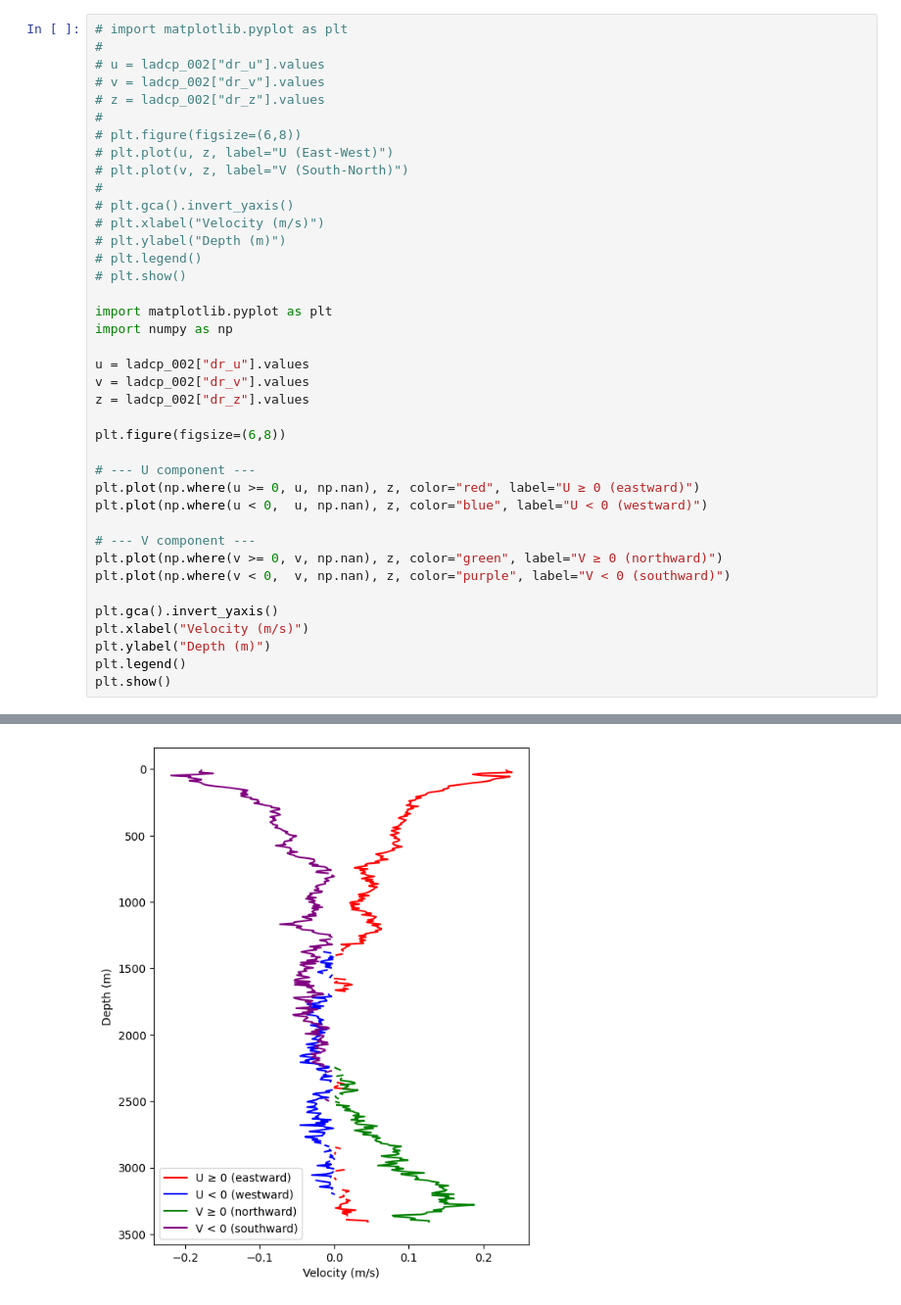
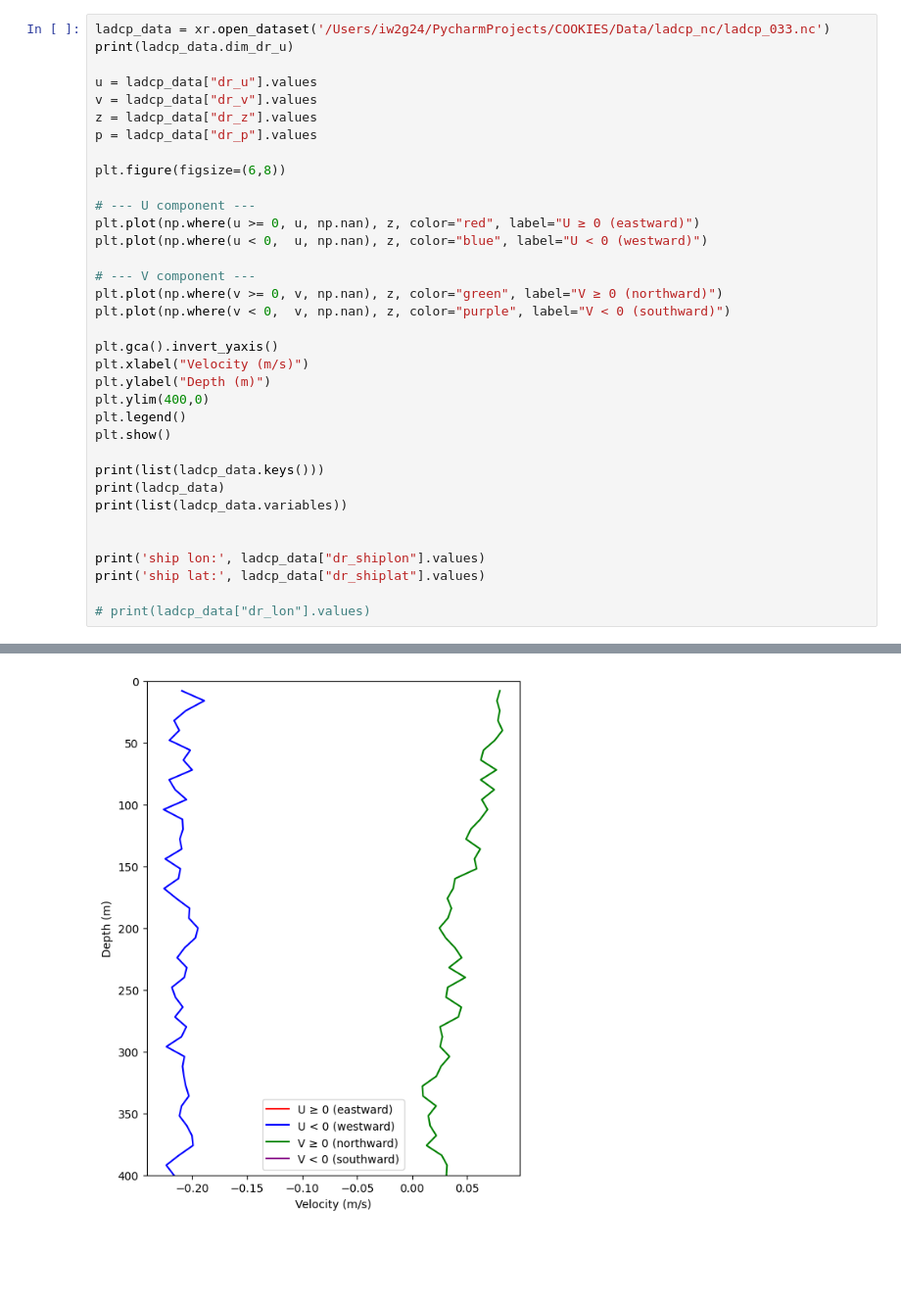
Before and after one commit to isabelle-white/COOKIES, a Jupyter notebook: ladcp_interp.ipynb, the cells around one changed output, grey strips where cells are left out. Shown at 98% size. Cells and saved outputs as stored; diff of their text form; blank space fills up the shorter version.

```diff
--- a/ladcp_interp.ipynb
+++ b/ladcp_interp.ipynb
@@ -125,26 +184,11 @@ Dimensions without coordinates: dim_dr_u
 # %%
-# import matplotlib.pyplot as plt
-#
-# u = ladcp_002["dr_u"].values
-# v = ladcp_002["dr_v"].values
-# z = ladcp_002["dr_z"].values
-#
-# plt.figure(figsize=(6,8))
-# plt.plot(u, z, label="U (East-West)")
-# plt.plot(v, z, label="V (South-North)")
-#
-# plt.gca().invert_yaxis()
-# plt.xlabel("Velocity (m/s)")
-# plt.ylabel("Depth (m)")
-# plt.legend()
-# plt.show()
+ladcp_data = xr.open_dataset('/Users/iw2g24/PycharmProjects/COOKIES/Data/ladcp_nc/ladcp_033.nc')
+print(ladcp_data.dim_dr_u)
 
-import matplotlib.pyplot as plt
-import numpy as np
-
-u = ladcp_002["dr_u"].values
-v = ladcp_002["dr_v"].values
-z = ladcp_002["dr_z"].values
+u = ladcp_data["dr_u"].values
+v = ladcp_data["dr_v"].values
+z = ladcp_data["dr_z"].values
+p = ladcp_data["dr_p"].values
 
 plt.figure(figsize=(6,8))
 
@@ -159,6 +203,17 @@ plt.plot(np.where(v < 0,  v, np.nan), z, color="purple", label="V < 0 (southward
 plt.gca().invert_yaxis()
 plt.xlabel("Velocity (m/s)")
 plt.ylabel("Depth (m)")
+plt.ylim(400,0)
 plt.legend()
 plt.show()
+
+print(list(ladcp_data.keys()))
+print(ladcp_data)
+print(list(ladcp_data.variables))
+
+
+print('ship lon:', ladcp_data["dr_shiplon"].values)
+print('ship lat:', ladcp_data["dr_shiplat"].values)
+
+# print(ladcp_data["dr_lon"].values)
 # %% [output]
@@ -165 +223 @@ plt.show()
-[figure, old version]
+[figure, new version]
```
Also changed, not shown: parts of 23 cells of this notebook, 6 other files.
